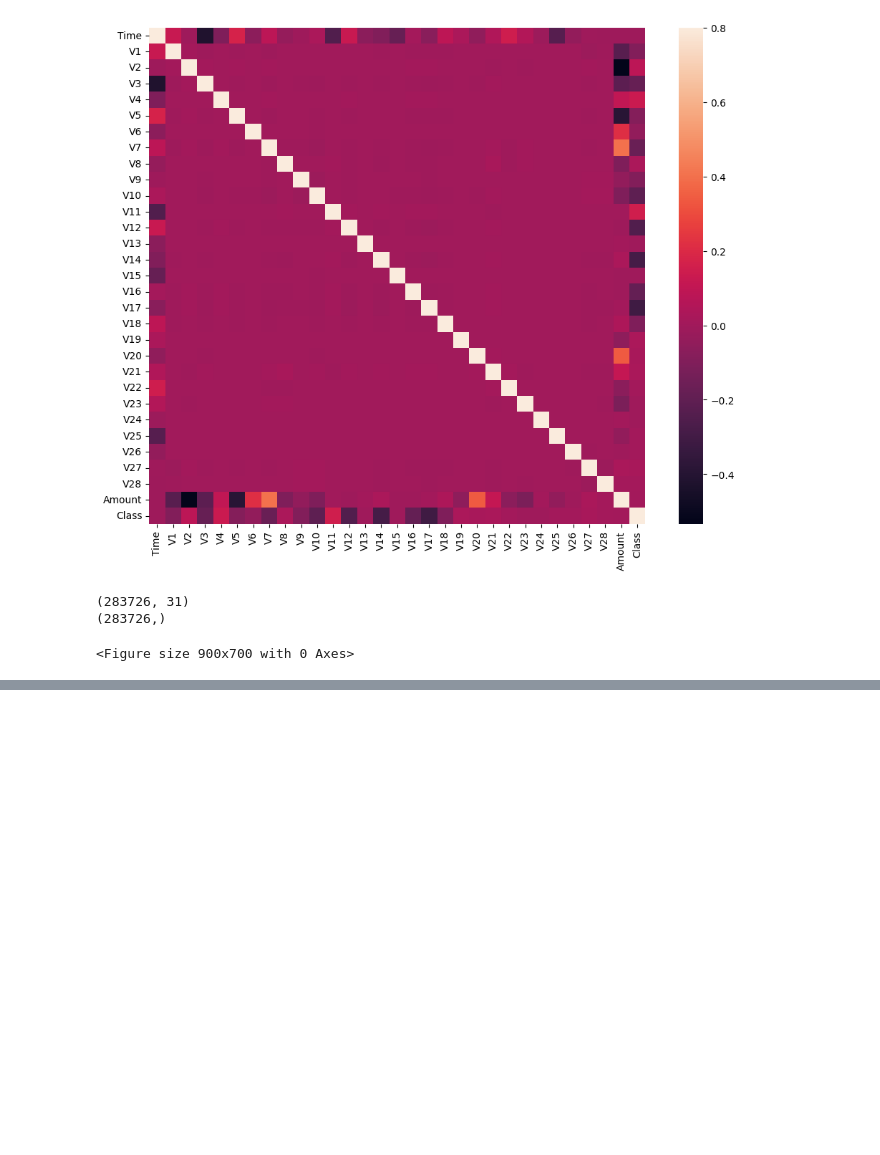
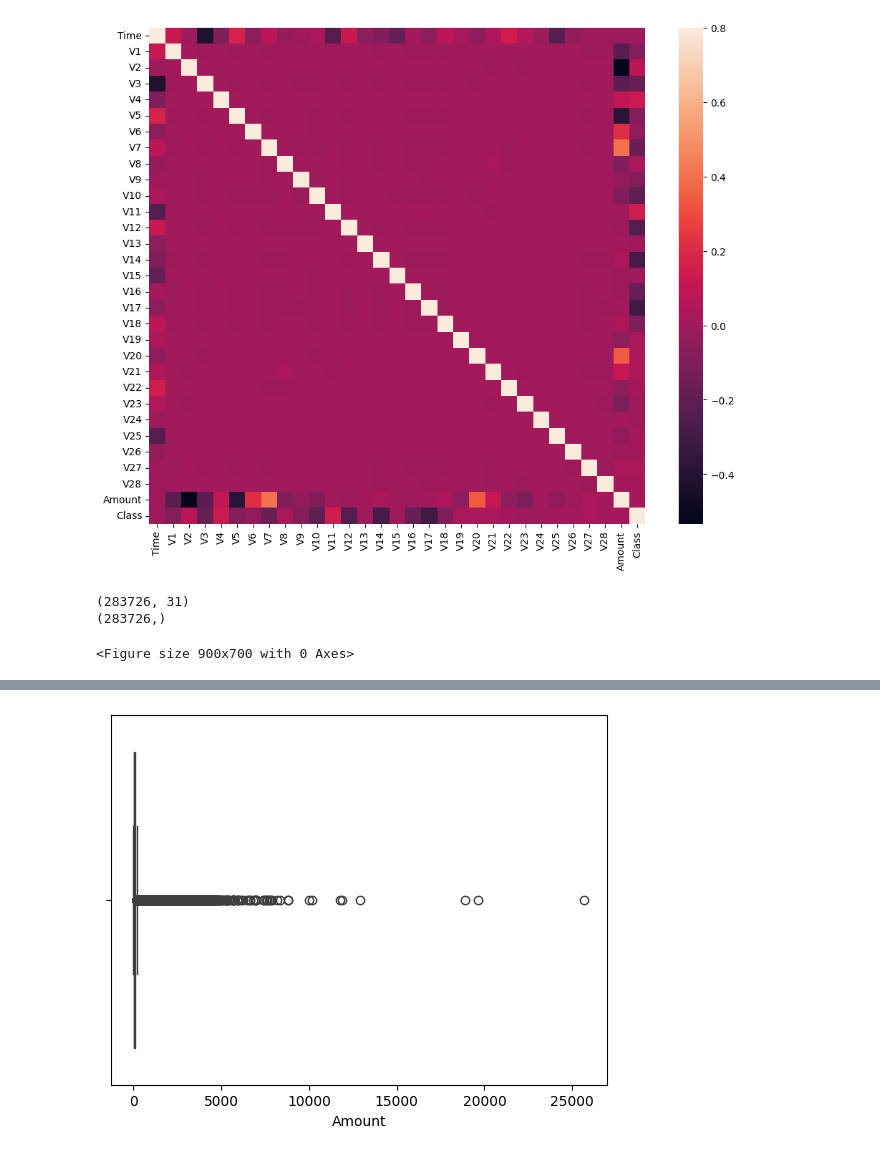
Before and after one commit to preetikhullbe/Credit-Card-Fraud-Detection, a Jupyter notebook: credit_card_fraud.ipynb, the cells around one changed output, grey strips where cells are left out. Drawn from its saved outputs; the diff is of its cells as text; code cells hidden in the pictures; blank space fills up the shorter version.

```diff
--- a/credit_card_fraud.ipynb
+++ b/credit_card_fraud.ipynb
@@ -147,0 +155,7 @@ n_outliers = len(Fraud)
+# %%
+sns.boxplot( data = df['Amount'], orient="h")
+
+# display
+plt.show()
+# %% [output]
+[figure, added]
```
Also changed, not shown: parts of 19 cells of this notebook.
